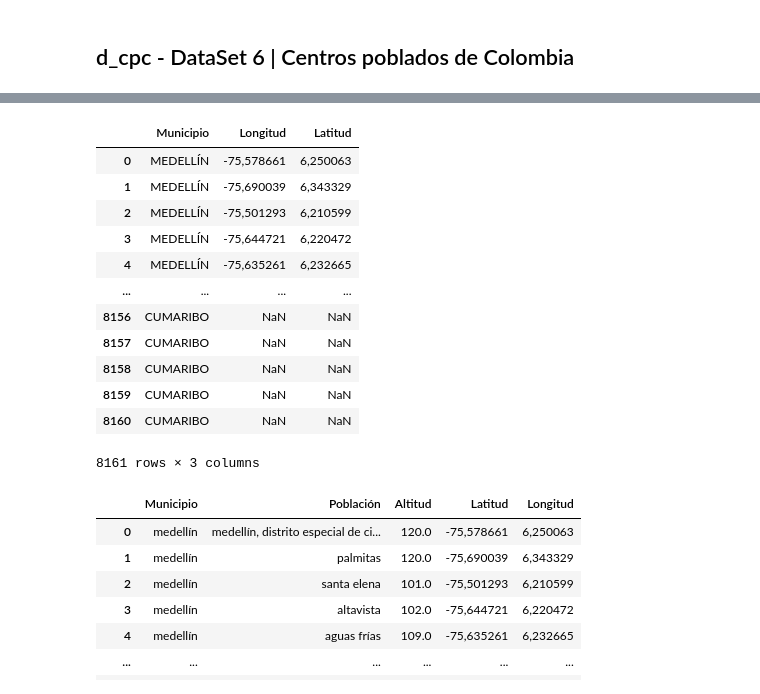
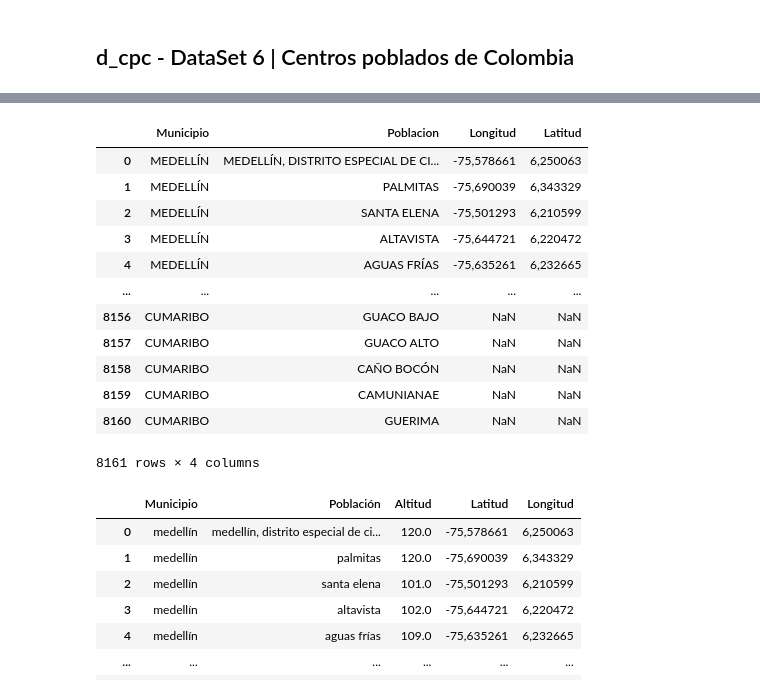
Before and after one commit to gluoneros/greenPredEnergy, a Jupyter notebook: ai.ipynb, the cells around one changed output, grey strips where cells are left out. Saved outputs shown, nothing was run; the diff lists cells and outputs as text; code cells hidden in the pictures.

```diff
--- a/ai.ipynb
+++ b/ai.ipynb
@@ -278,5 +278,6 @@ d_vnt_min
 # d_cpc = pd.read_csv("https://raw.githubusercontent.com/gluoneros/talentoTech/refs/heads/main/DIVIPOLA_CentrosPoblados.csv", encoding="utf-8", delimiter=";",skiprows=2, header=None).iloc[:, 2:]
 d_cpc = pd.read_csv("https://raw.githubusercontent.com/gluoneros/talentoTech/refs/heads/main/DIVIPOLA_CentrosPoblados.csv", encoding="utf-8", delimiter=";").iloc[:, 2:]
 d_cpc = d_cpc.rename(columns={"Nombre.1": "Municipio"})
+d_cpc = d_cpc.rename(columns={"Nombre.2": "Poblacion"})
 d_cpc
 # %% [output]
@@ -295,22 +296,22 @@ d_cpc
 8161 rows × 7 columns
 # %%
 # d_cpc.describe()
-d_cpc_min = d_cpc[['Municipio', 'Longitud', 'Latitud']]
+d_cpc_min = d_cpc[['Municipio', 'Poblacion', 'Longitud', 'Latitud']]
 d_cpc_min
 # %% [output]
-|  | Municipio | Longitud | Latitud |
-| 0 | MEDELLÍN | -75,578661 | 6,250063 |
-| 1 | MEDELLÍN | -75,690039 | 6,343329 |
-| 2 | MEDELLÍN | -75,501293 | 6,210599 |
-| 3 | MEDELLÍN | -75,644721 | 6,220472 |
-| 4 | MEDELLÍN | -75,635261 | 6,232665 |
-| ... | ... | ... | ... |
-| 8156 | CUMARIBO | NaN | NaN |
-| 8157 | CUMARIBO | NaN | NaN |
-| 8158 | CUMARIBO | NaN | NaN |
-| 8159 | CUMARIBO | NaN | NaN |
-| 8160 | CUMARIBO | NaN | NaN |
+|  | Municipio | Poblacion | Longitud | Latitud |
+| 0 | MEDELLÍN | MEDELLÍN, DISTRITO ESPECIAL DE CI... | -75,578661 | 6,250063 |
+| 1 | MEDELLÍN | PALMITAS | -75,690039 | 6,343329 |
+| 2 | MEDELLÍN | SANTA ELENA | -75,501293 | 6,210599 |
+| 3 | MEDELLÍN | ALTAVISTA | -75,644721 | 6,220472 |
+| 4 | MEDELLÍN | AGUAS FRÍAS | -75,635261 | 6,232665 |
+| ... | ... | ... | ... | ... |
+| 8156 | CUMARIBO | GUACO BAJO | NaN | NaN |
+| 8157 | CUMARIBO | GUACO ALTO | NaN | NaN |
+| 8158 | CUMARIBO | CAÑO BOCÓN | NaN | NaN |
+| 8159 | CUMARIBO | CAMUNIANAE | NaN | NaN |
+| 8160 | CUMARIBO | GUERIMA | NaN | NaN |
-8161 rows × 3 columns
+8161 rows × 4 columns
 # %%
 # df_main = pd.merge(left=df5, right=df4, left_on='municipio', right_on='municipio', how='left')
 # df_main = pd.DataFrame(
```
Also changed, not shown: parts of 3 cells of this notebook.
